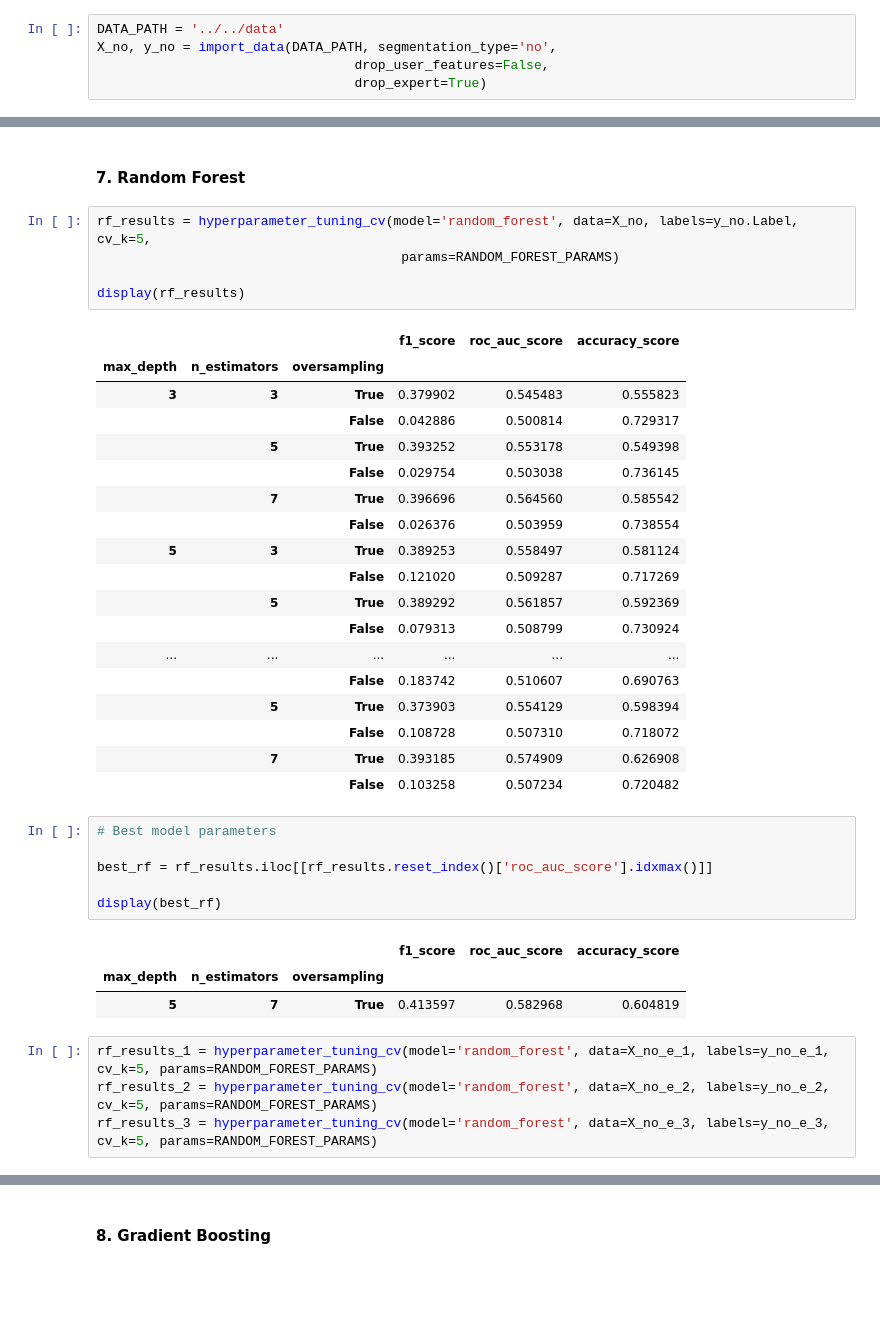
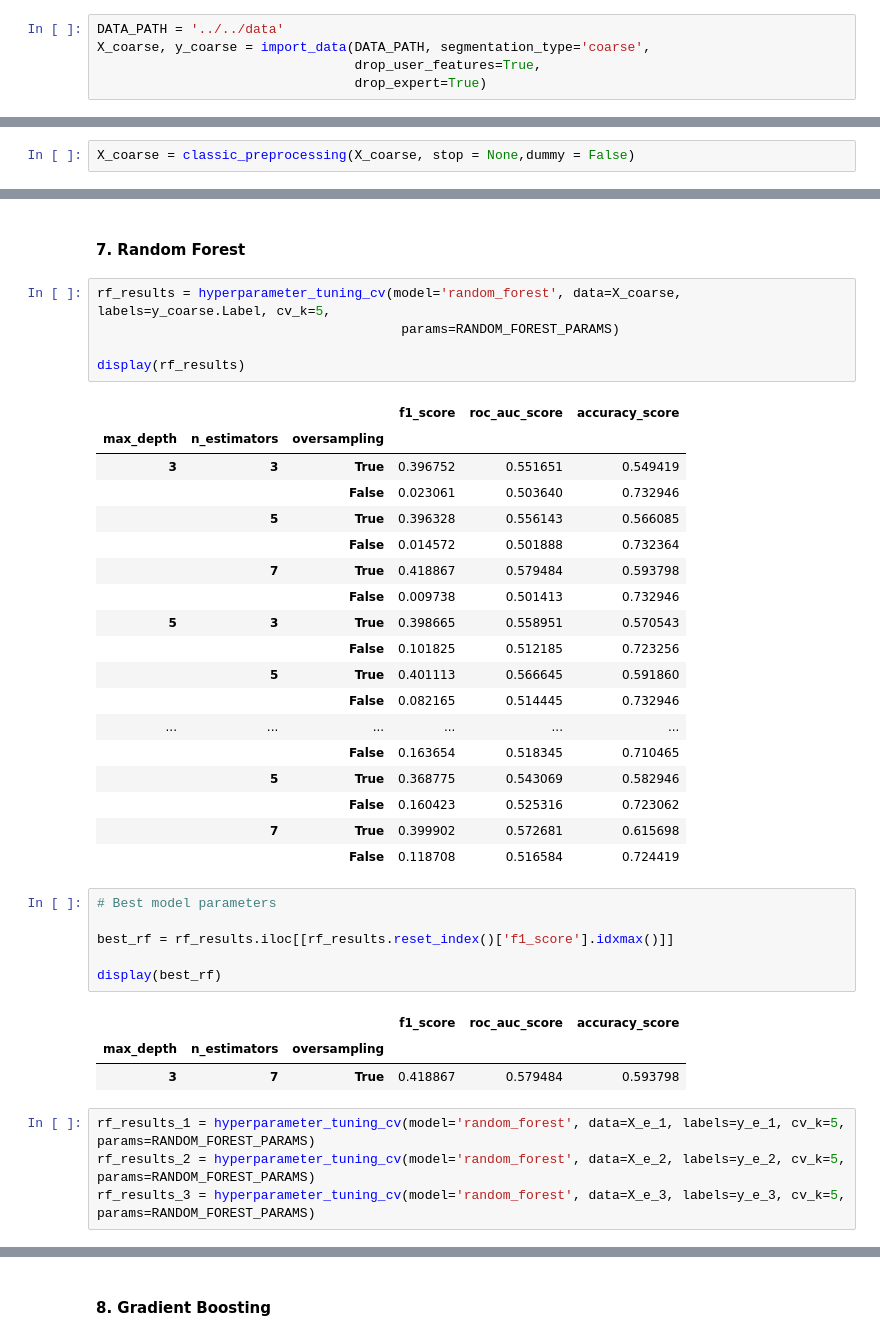
Before and after one commit to CS-433/cs-433-project-2-cough_classifier, a Jupyter notebook: src/notebooks/grid_search_coarse_no_metadata.ipynb, the cells around one changed output, grey strips where cells are left out. Drawn from its saved outputs; the diff is of its cells as text; blank space fills up the shorter version.

```diff
--- a/src/notebooks/grid_search_no.ipynb
+++ b/src/notebooks/grid_search_coarse_no_metadata.ipynb
@@ -14,8 +15,8 @@ import pandas as pd
 ### Load Data
 # %%
 DATA_PATH = '../../data'
-X_no, y_no = import_data(DATA_PATH, segmentation_type='no',
-                                 drop_user_features=False,
+X_coarse, y_coarse = import_data(DATA_PATH, segmentation_type='coarse',
+                                 drop_user_features=True,
                                  drop_expert=True)
 # %%
 # For each expert separately
@@ -48,2 +47,4 @@ X_no = classic_preprocessing(X_no)
+# %%
+X_coarse = classic_preprocessing(X_coarse, stop = None,dummy = False)
 # %%
 # Save the expert feature for split
@@ -348,43 +349,43 @@ display(best_dt_1, best_dt_2, best_dt_3)
 # %% [markdown]
 #### 7. Random Forest
 # %%
-rf_results = hyperparameter_tuning_cv(model='random_forest', data=X_no, labels=y_no.Label, cv_k=5,
+rf_results = hyperparameter_tuning_cv(model='random_forest', data=X_coarse, labels=y_coarse.Label, cv_k=5,
                                        params=RANDOM_FOREST_PARAMS)
 
 display(rf_results)
 # %% [output]
 |  |  |  | f1_score | roc_auc_score | accuracy_score |
 | max_depth | n_estimators | oversampling |  |  |  |
-| 3 | 3 | True | 0.379902 | 0.545483 | 0.555823 |
-|  |  | False | 0.042886 | 0.500814 | 0.729317 |
-|  | 5 | True | 0.393252 | 0.553178 | 0.549398 |
-|  |  | False | 0.029754 | 0.503038 | 0.736145 |
-|  | 7 | True | 0.396696 | 0.564560 | 0.585542 |
-|  |  | False | 0.026376 | 0.503959 | 0.738554 |
-| 5 | 3 | True | 0.389253 | 0.558497 | 0.581124 |
-|  |  | False | 0.121020 | 0.509287 | 0.717269 |
-|  | 5 | True | 0.389292 | 0.561857 | 0.592369 |
-|  |  | False | 0.079313 | 0.508799 | 0.730924 |
+| 3 | 3 | True | 0.396752 | 0.551651 | 0.549419 |
+|  |  | False | 0.023061 | 0.503640 | 0.732946 |
+|  | 5 | True | 0.396328 | 0.556143 | 0.566085 |
+|  |  | False | 0.014572 | 0.501888 | 0.732364 |
+|  | 7 | True | 0.418867 | 0.579484 | 0.593798 |
+|  |  | False | 0.009738 | 0.501413 | 0.732946 |
+| 5 | 3 | True | 0.398665 | 0.558951 | 0.570543 |
+|  |  | False | 0.101825 | 0.512185 | 0.723256 |
+|  | 5 | True | 0.401113 | 0.566645 | 0.591860 |
+|  |  | False | 0.082165 | 0.514445 | 0.732946 |
 | ... | ... | ... | ... | ... | ... |
-|  |  | False | 0.183742 | 0.510607 | 0.690763 |
-|  | 5 | True | 0.373903 | 0.554129 | 0.598394 |
-|  |  | False | 0.108728 | 0.507310 | 0.718072 |
-|  | 7 | True | 0.393185 | 0.574909 | 0.626908 |
-|  |  | False | 0.103258 | 0.507234 | 0.720482 |
+|  |  | False | 0.163654 | 0.518345 | 0.710465 |
+|  | 5 | True | 0.368775 | 0.543069 | 0.582946 |
+|  |  | False | 0.160423 | 0.525316 | 0.723062 |
+|  | 7 | True | 0.399902 | 0.572681 | 0.615698 |
+|  |  | False | 0.118708 | 0.516584 | 0.724419 |
 # %%
 # Best model parameters
 
-best_rf = rf_results.iloc[[rf_results.reset_index()['roc_auc_score'].idxmax()]]
+best_rf = rf_results.iloc[[rf_results.reset_index()['f1_score'].idxmax()]]
 
 display(best_rf)
 # %% [output]
 |  |  |  | f1_score | roc_auc_score | accuracy_score |
 | max_depth | n_estimators | oversampling |  |  |  |
-| 5 | 7 | True | 0.413597 | 0.582968 | 0.604819 |
+| 3 | 7 | True | 0.418867 | 0.579484 | 0.593798 |
 # %%
-rf_results_1 = hyperparameter_tuning_cv(model='random_forest', data=X_no_e_1, labels=y_no_e_1, cv_k=5, params=RANDOM_FOREST_PARAMS)
-rf_results_2 = hyperparameter_tuning_cv(model='random_forest', data=X_no_e_2, labels=y_no_e_2, cv_k=5, params=RANDOM_FOREST_PARAMS)
-rf_results_3 = hyperparameter_tuning_cv(model='random_forest', data=X_no_e_3, labels=y_no_e_3, cv_k=5, params=RANDOM_FOREST_PARAMS)
+rf_results_1 = hyperparameter_tuning_cv(model='random_forest', data=X_e_1, labels=y_e_1, cv_k=5, params=RANDOM_FOREST_PARAMS)
+rf_results_2 = hyperparameter_tuning_cv(model='random_forest', data=X_e_2, labels=y_e_2, cv_k=5, params=RANDOM_FOREST_PARAMS)
+rf_results_3 = hyperparameter_tuning_cv(model='random_forest', data=X_e_3, labels=y_e_3, cv_k=5, params=RANDOM_FOREST_PARAMS)
 # %%
 best_rf_1 = rf_results_1.iloc[[rf_results_1.reset_index()['roc_auc_score'].idxmax()]]
 best_rf_2 = rf_results_2.iloc[[rf_results_2.reset_index()['roc_auc_score'].idxmax()]]
```
Also changed, not shown: parts of 48 cells of this notebook, 14 other files.
